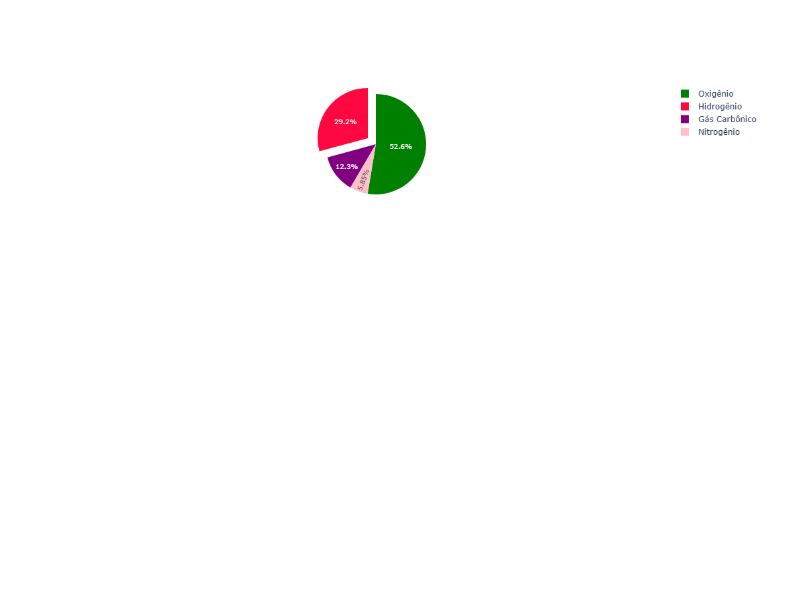
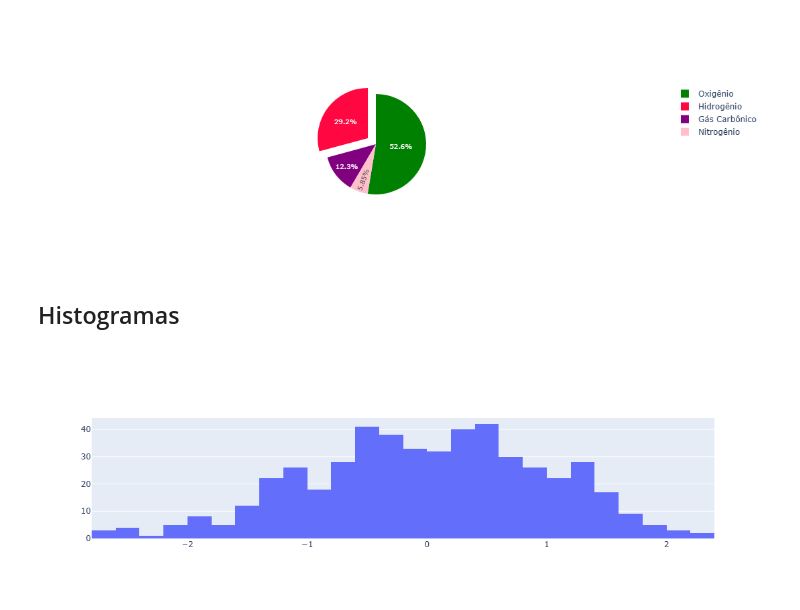
Before and after one commit to dev-DaviGuerra/Plotly, a Jupyter notebook: Plotly.ipynb, the cells around one changed output. Saved outputs shown, nothing was run; the diff lists cells and outputs as text; code cells hidden in the pictures; blank space fills up the shorter version.

Commit message:
Histograms, Bloxplots

```diff
--- a/Plotly.ipynb
+++ b/Plotly.ipynb
@@ -89,3 +89,15 @@ fig.update_traces(hoverinfo='value+label', textinfo='percent', textfont_size=10,
 fig.show()
 # %% [output]
 [figure]
+# %% [markdown]
+## Histogramas
+# %%
+import plotly.graph_objects as go
+import numpy as np
+
+x = np.random.randn(500)
+# %%
+fig = go.Figure(data=[go.Histogram(x=x)])
+fig.show()
+# %% [output]
+[figure, added]
```
Also changed, not shown: parts of 5 cells of this notebook.
